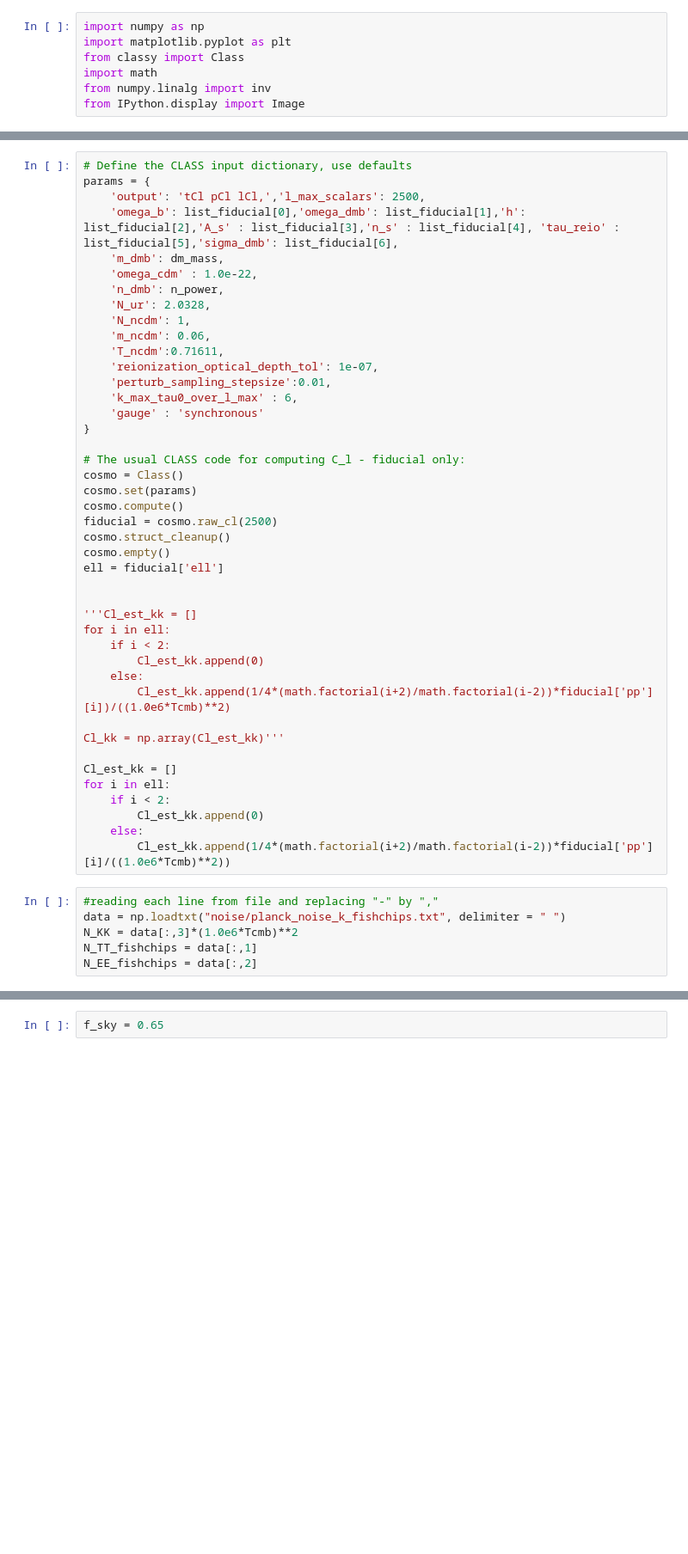
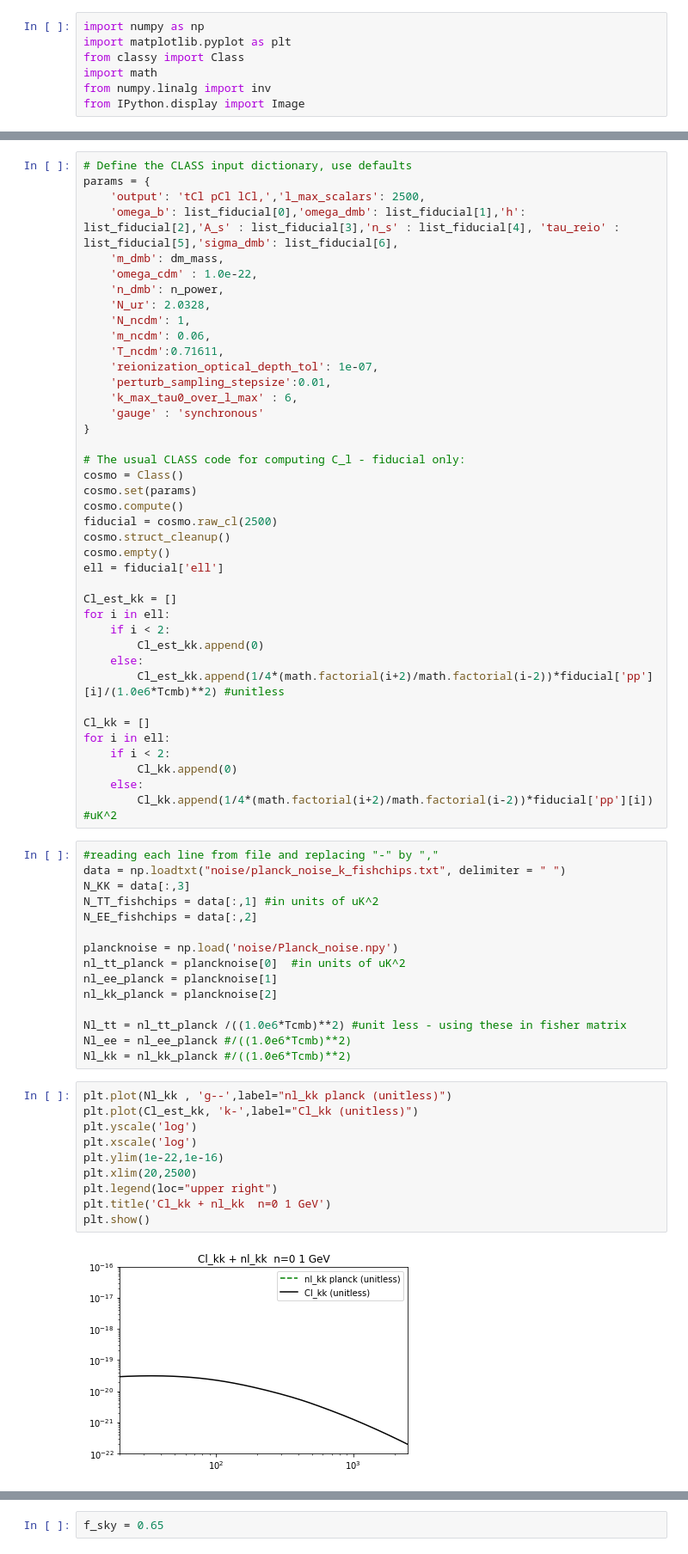
Before and after one commit to iej2106/fisher_dmb, a Jupyter notebook: compute_fisher_dmb_planck.ipynb, the cells around one changed output, grey strips where cells are left out. Shown at 86% size. Drawn from its saved outputs; the diff is of its cells as text; blank space fills up the shorter version.

Commit message:
planck updated

```diff
--- a/compute_fisher_dmb_planck.ipynb
+++ b/compute_fisher_dmb_planck.ipynb
@@ -60,25 +60,43 @@ cosmo.struct_cleanup()
 cosmo.empty()
 ell = fiducial['ell']
 
-
-'''Cl_est_kk = []
-for i in ell:
-    if i < 2:
-        Cl_est_kk.append(0)
-    else:
-        Cl_est_kk.append(1/4*(math.factorial(i+2)/math.factorial(i-2))*fiducial['pp'][i])/((1.0e6*Tcmb)**2)
-
-Cl_kk = np.array(Cl_est_kk)'''
-
 Cl_est_kk = []
 for i in ell:
     if i < 2:
         Cl_est_kk.append(0)
     else:
-        Cl_est_kk.append(1/4*(math.factorial(i+2)/math.factorial(i-2))*fiducial['pp'][i]/((1.0e6*Tcmb)**2))
+        Cl_est_kk.append(1/4*(math.factorial(i+2)/math.factorial(i-2))*fiducial['pp'][i]/(1.0e6*Tcmb)**2) #unitless
+
+Cl_kk = []
+for i in ell:
+    if i < 2:
+        Cl_kk.append(0)
+    else:
+        Cl_kk.append(1/4*(math.factorial(i+2)/math.factorial(i-2))*fiducial['pp'][i]) #uK^2
 # %%
 #reading each line from file and replacing "-" by ","
 data = np.loadtxt("noise/planck_noise_k_fishchips.txt", delimiter = " ")
-N_KK = data[:,3]*(1.0e6*Tcmb)**2
-N_TT_fishchips = data[:,1]
+N_KK = data[:,3]
+N_TT_fishchips = data[:,1] #in units of uK^2
 N_EE_fishchips = data[:,2]
+
+plancknoise = np.load('noise/Planck_noise.npy')
+nl_tt_planck = plancknoise[0]  #in units of uK^2
+nl_ee_planck = plancknoise[1]
+nl_kk_planck = plancknoise[2]
+
+Nl_tt = nl_tt_planck /((1.0e6*Tcmb)**2) #unit less - using these in fisher matrix
+Nl_ee = nl_ee_planck #/((1.0e6*Tcmb)**2)
+Nl_kk = nl_kk_planck #/((1.0e6*Tcmb)**2)
+# %%
+plt.plot(Nl_kk , 'g--',label="nl_kk planck (unitless)")
+plt.plot(Cl_est_kk, 'k-',label="Cl_kk (unitless)")
+plt.yscale('log')
+plt.xscale('log')
+plt.ylim(1e-22,1e-16)
+plt.xlim(20,2500)
+plt.legend(loc="upper right")
+plt.title('Cl_kk + nl_kk  n=0 1 GeV')
+plt.show()
+# %% [output]
+[figure, added]
```
Also changed, not shown: parts of 13 cells of this notebook.
